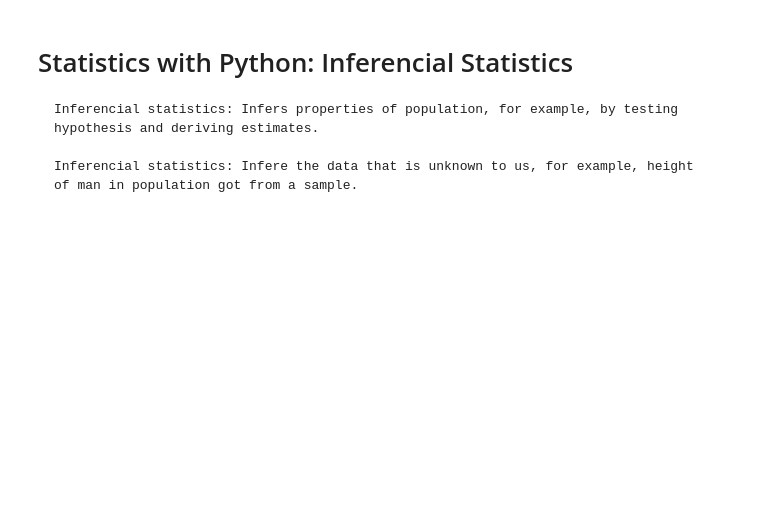
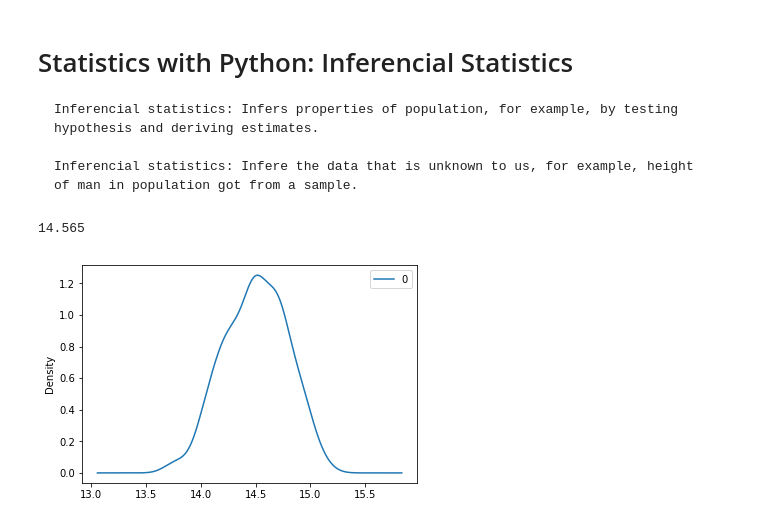
Before and after one commit to danielczz/Statistics-powered-by-Python, a Jupyter notebook: Statistics_Numpy_&_Pandas.ipynb, the cells around one changed output. Saved outputs shown, nothing was run; the diff lists cells and outputs as text; code cells hidden in the pictures; blank space fills up the shorter version.

```diff
--- a/Statistics_Numpy_&_Pandas.ipynb
+++ b/Statistics_Numpy_&_Pandas.ipynb
@@ -423,0 +418,23 @@ estimates =
+# %%
+# Lets take random subsets of samples from population data
+np.random.seed(10)
+
+# Lets create an additional population with 1000 data points
+population = np.random.randint(10,20,1000)
+
+# Lets create an empty array of means
+estimates = []
+
+for i in range(200):
+    samples = np.random.choice(population, 100)
+    estimates.append(samples.mean())
+# %%
+# Calculating the mean
+print(np.mean(population))
+# %% [output]
+14.565
+# %%
+# EDA for estimates
+_= pd.DataFrame(estimates).plot(kind='density')
+# %% [output]
+[figure, added]
```
Also changed, not shown: parts of 37 cells of this notebook, 1 other file.
